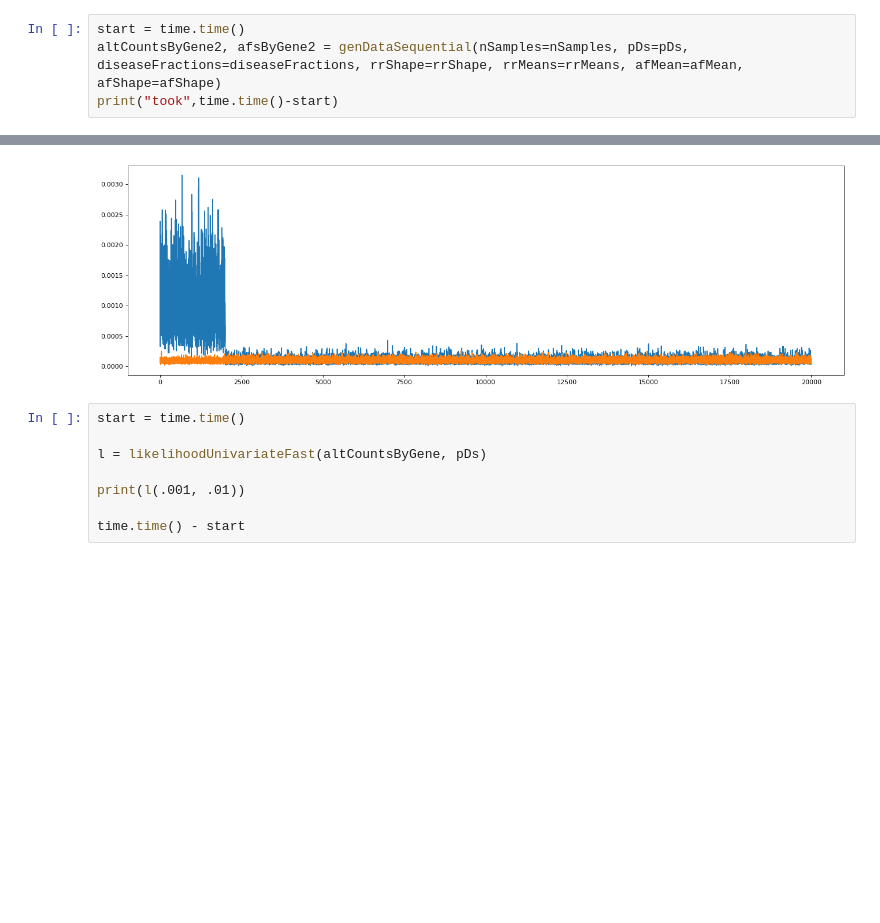
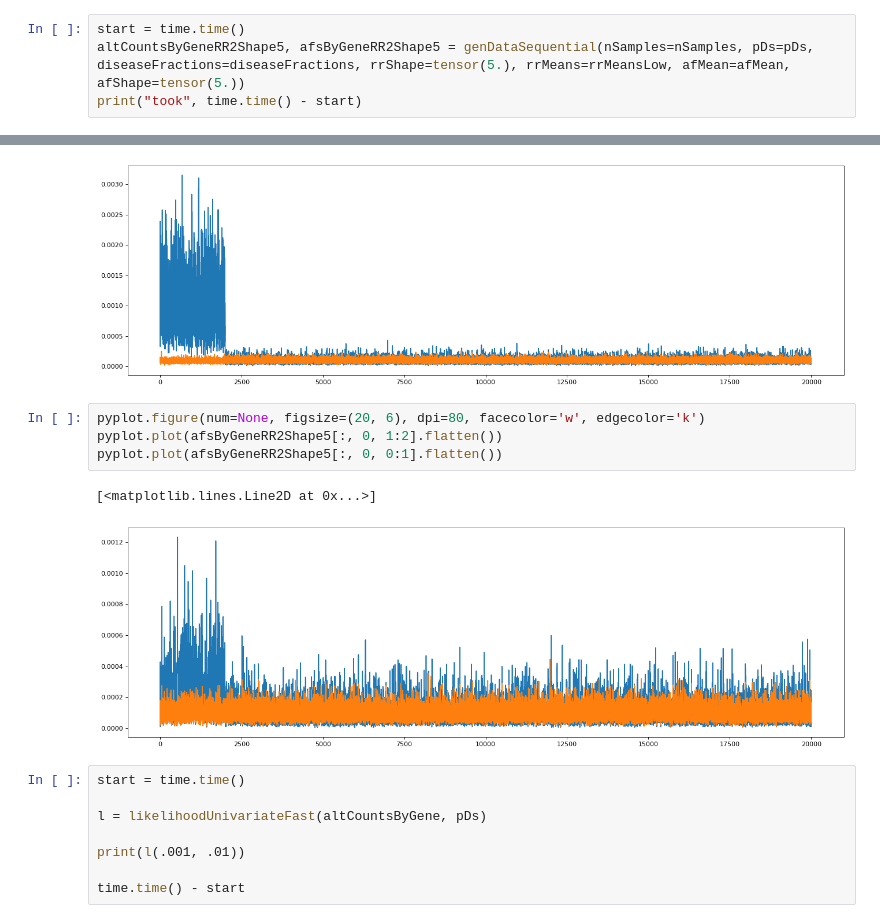
Before and after one commit to akotlar/multivariate-tada, a Jupyter notebook: TADAM.ipynb, the cells around one changed output, grey strips where cells are left out. Saved outputs shown, nothing was run; the diff lists cells and outputs as text; blank space fills up the shorter version.

```diff
--- a/TADAM.ipynb
+++ b/TADAM.ipynb
@@ -407,7 +643,7 @@ altCountsByGene tensor([[[ 9.,  0.],
 # %%
 start = time.time()
-altCountsByGene2, afsByGene2 = genDataSequential(nSamples=nSamples, pDs=pDs, diseaseFractions=diseaseFractions, rrShape=rrShape, rrMeans=rrMeans, afMean=afMean, afShape=afShape)
-print("took",time.time()-start)
+altCountsByGeneRR2Shape5, afsByGeneRR2Shape5 = genDataSequential(nSamples=nSamples, pDs=pDs, diseaseFractions=diseaseFractions, rrShape=tensor(5.), rrMeans=rrMeansLow, afMean=afMean, afShape=tensor(5.))
+print("took", time.time() - start)
 # %% [output]
 TESTING WITH: nSamples tensor([[100000.,   1000.],
         [100000.,   1000.],
@@ -621,6 +868,13 @@ pyplot.plot(afsByGene2[:, 0, 0:1].flatten())
 # %% [output]
 [<matplotlib.lines.Line2D at 0x...>]
 [figure]
+# %%
+pyplot.figure(num=None, figsize=(20, 6), dpi=80, facecolor='w', edgecolor='k')
+pyplot.plot(afsByGeneRR2Shape5[:, 0, 1:2].flatten())
+pyplot.plot(afsByGeneRR2Shape5[:, 0, 0:1].flatten())
+# %% [output]
+[<matplotlib.lines.Line2D at 0x...>]
+[figure, added]
 # %%
 start = time.time()
 
```
Also changed, not shown: parts of 18 cells of this notebook, 1 other file.
